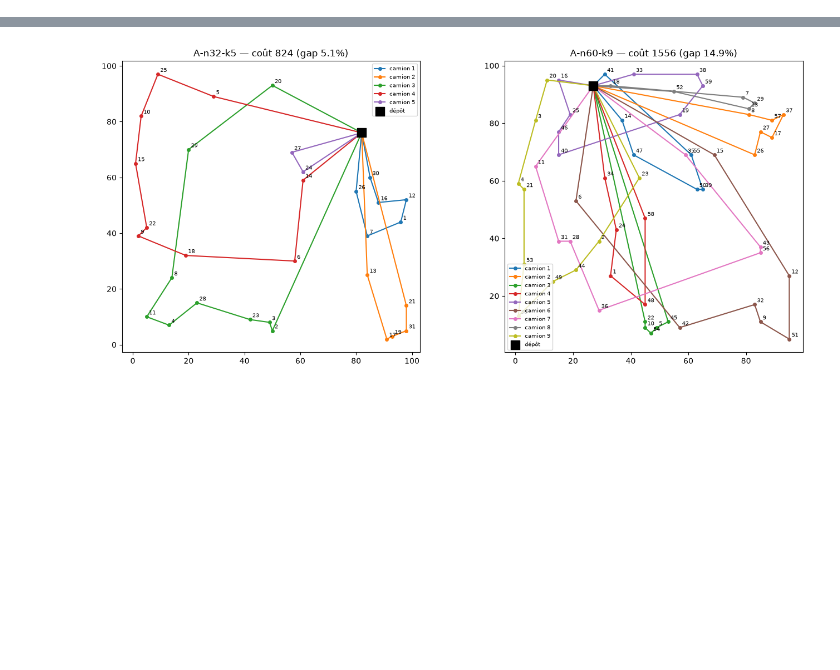
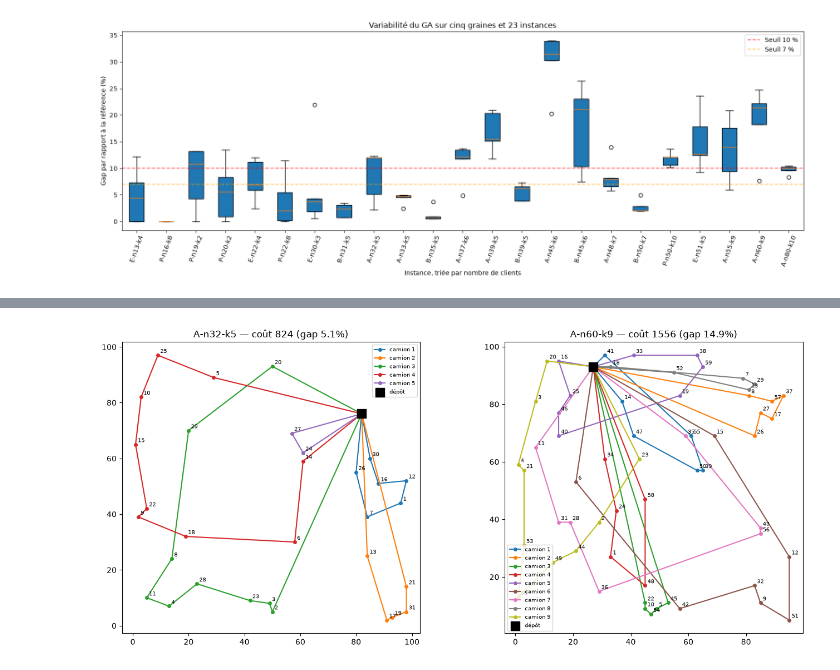
Before and after one commit to ramolosse/CVRP, a Jupyter notebook: CVRP-project/main.ipynb, the cells around one changed output, grey strips where cells are left out. Cells and saved outputs as stored; diff of their text form; code cells hidden in the pictures; blank space fills up the shorter version.

```diff
--- a/CVRP-project/main.ipynb
+++ b/CVRP-project/main.ipynb
@@ -741,0 +551,9 @@ Affichage graphique des tournées obtenues par le GA sur quelques instances.
+# %%
+# Cinq répétitions par instance pour mesurer la variabilité selon la graine
+from benchmark import run_multi_seed_ga_benchmark
+
+df_multi, stats_multi = run_multi_seed_ga_benchmark(
+    all_instances, seeds=EXPERIMENT_SEEDS, max_time=GA_MULTI_SEED_TIME_LIMIT
+)
+multi_seed_results = df_multi.to_dict('records')
+df_multi
@@ -741,0 +578,19 @@ Affichage graphique des tournées obtenues par le GA sur quelques instances.
+# %%
+# Distribution des gaps sur les cinq graines, triée par taille d’instance
+plot_data = df_multi.dropna(subset=['gap_num']).sort_values(['n_clients', 'instance'])
+instance_names = plot_data['instance'].drop_duplicates().tolist()
+box_data = [plot_data.loc[plot_data['instance'] == name, 'gap_num'].values
+            for name in instance_names]
+fig, ax = plt.subplots(figsize=(16, 6))
+ax.boxplot(box_data, tick_labels=instance_names, patch_artist=True)
+ax.set_ylabel('Gap par rapport à la référence (%)')
+ax.set_xlabel('Instance, triée par nombre de clients')
+ax.set_title('Variabilité du GA sur cinq graines et 23 instances')
+ax.axhline(y=10, color='red', linestyle='--', alpha=0.6, label='Seuil 10 %')
+ax.axhline(y=7, color='orange', linestyle='--', alpha=0.6, label='Seuil 7 %')
+ax.legend()
+plt.xticks(rotation=70)
+plt.tight_layout()
+plt.show()
+# %% [output]
+[figure, added]
```
Also changed, not shown: parts of 69 cells of this notebook, 4 other files.
